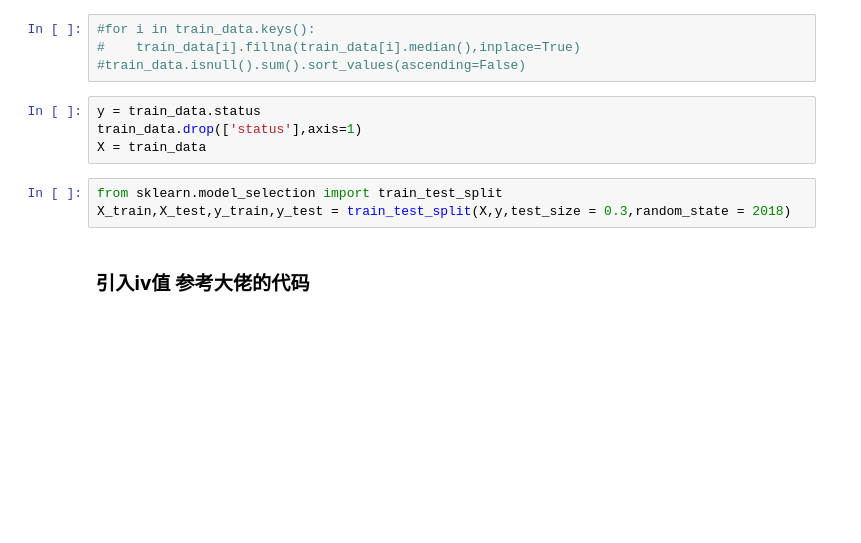
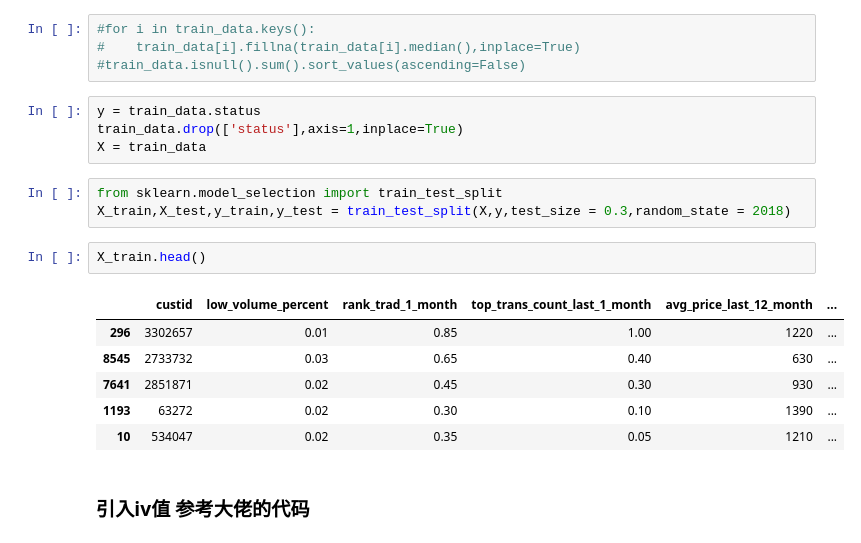
Before and after one commit to 86yanjiaxing/Datawhale_7, a Jupyter notebook: 1/预测用户是否会预期.ipynb, the cells around one changed output. Saved outputs shown, nothing was run; the diff lists cells and outputs as text; blank space fills up the shorter version.

```diff
--- a/1/预测用户是否会预期.ipynb
+++ b/1/预测用户是否会预期.ipynb
@@ -230,11 +218,20 @@ plt.show()
 #train_data.isnull().sum().sort_values(ascending=False)
 # %%
 y = train_data.status
-train_data.drop(['status'],axis=1)
+train_data.drop(['status'],axis=1,inplace=True)
 X = train_data
 # %%
 from sklearn.model_selection import train_test_split
 X_train,X_test,y_train,y_test = train_test_split(X,y,test_size = 0.3,random_state = 2018)
+# %%
+X_train.head()
+# %% [output]
+|  | custid | low_volume_percent | rank_trad_1_month | top_trans_count_last_1_month | avg_price_last_12_month | ... |
+| 296 | 3302657 | 0.01 | 0.85 | 1.00 | 1220 | ... |
+| 8545 | 2733732 | 0.03 | 0.65 | 0.40 | 630 | ... |
+| 7641 | 2851871 | 0.02 | 0.45 | 0.30 | 930 | ... |
+| 1193 | 63272 | 0.02 | 0.30 | 0.10 | 1390 | ... |
+| 10 | 534047 | 0.02 | 0.35 | 0.05 | 1210 | ... |
 # %% [markdown]
 ### 引入iv值 参考大佬的代码
 # %% [markdown]
```
Also changed, not shown: parts of 13 cells of this notebook.
